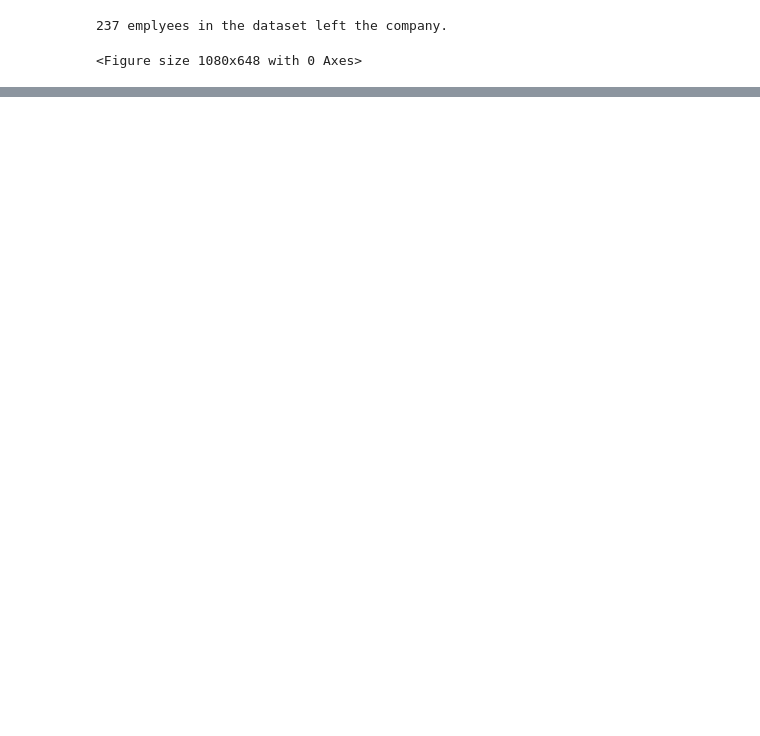
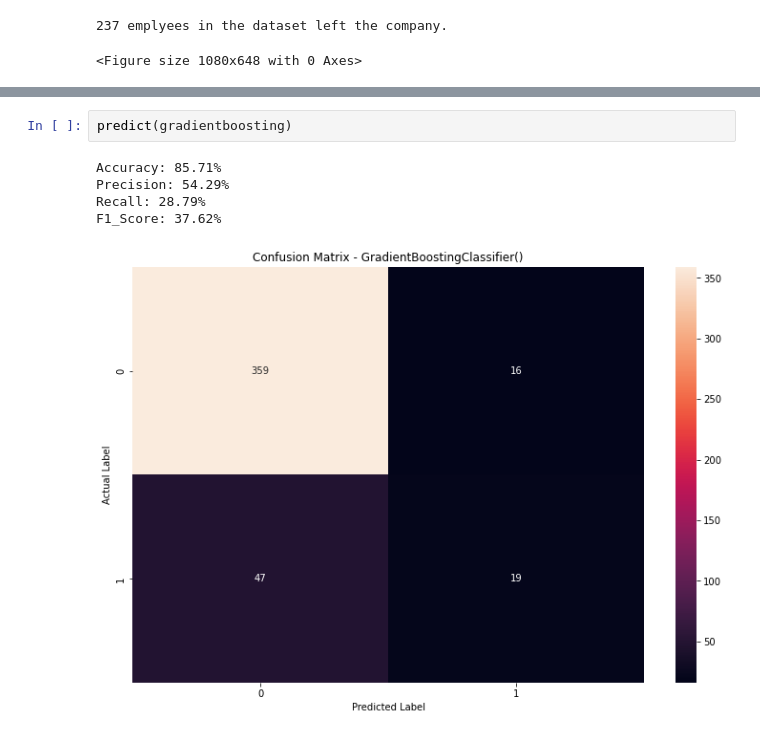
Before and after one commit to rajat-singh1999/MCA, a Jupyter notebook: references for set/code/predictionAnalysis.ipynb, the cells around one changed output, grey strips where cells are left out. Saved outputs shown, nothing was run; the diff lists cells and outputs as text; blank space fills up the shorter version.

```diff
--- a/references for set/code/predictionAnalysis.ipynb
+++ b/references for set/code/predictionAnalysis.ipynb
@@ -111,0 +325,8 @@ Name: WorkLifeBalance, dtype: int64
+# %%
+predict(gradientboosting)
+# %% [output]
+Accuracy: 85.71%
+Precision: 54.29%
+Recall: 28.79%
+F1_Score: 37.62%
+[figure, added]
```
Also changed, not shown: parts of 38 cells of this notebook.
